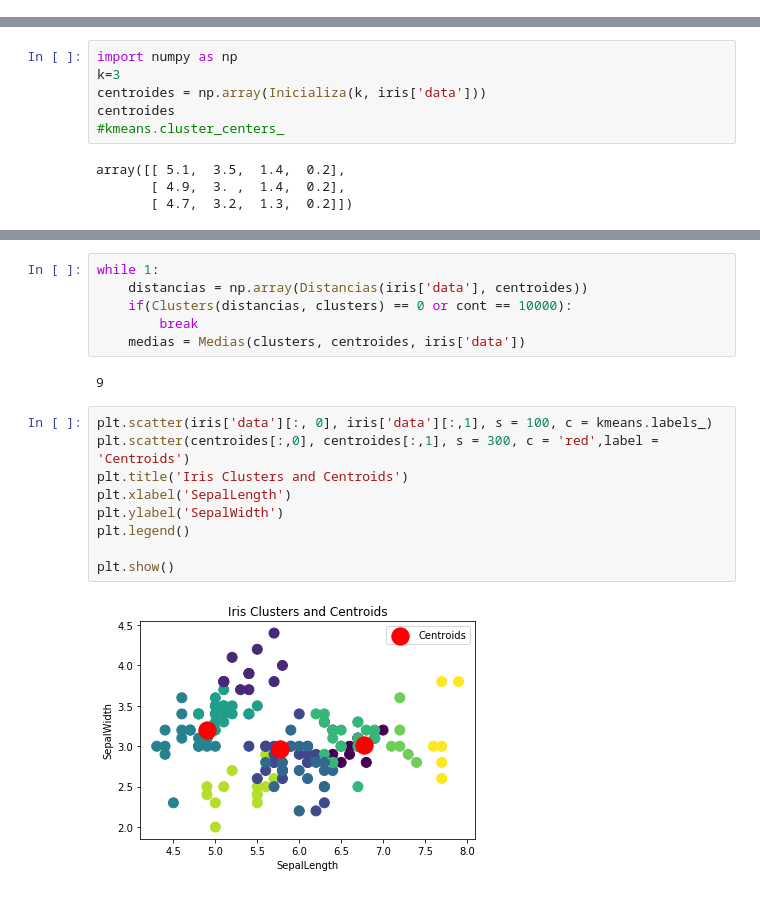
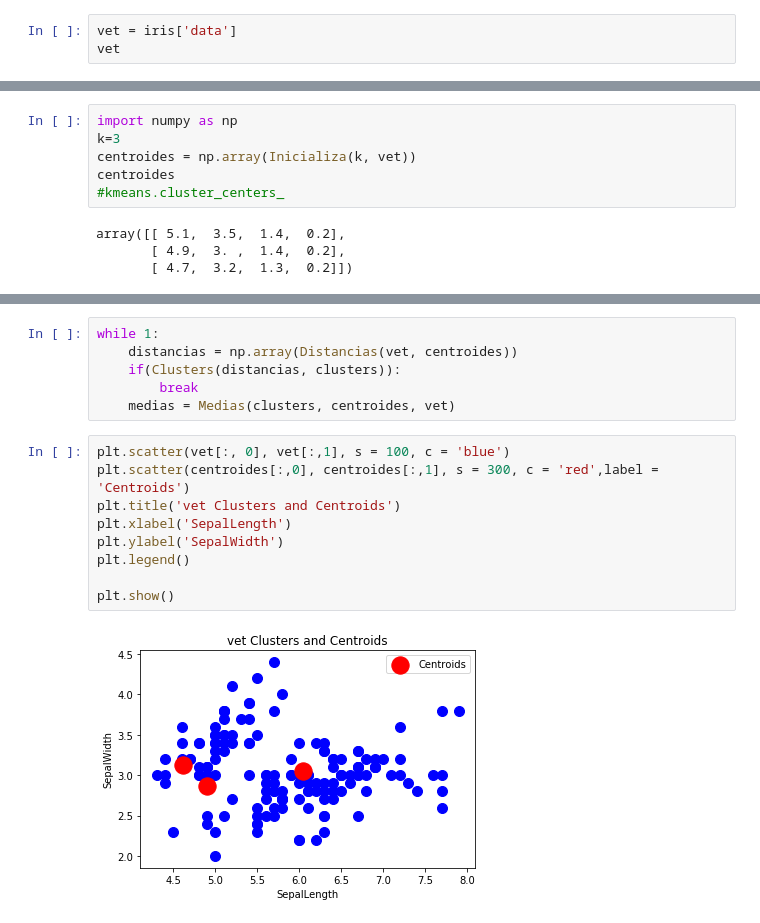
Before and after one commit to weskerp/IntroducaoIA, a Jupyter notebook: KNN K-Means/KMeans base iris.ipynb, the cells around one changed output, grey strips where cells are left out. Drawn from its saved outputs; the diff is of its cells as text.

```diff
--- a/KNN K-Means/KMeans base iris.ipynb
+++ b/KNN K-Means/KMeans base iris.ipynb
@@ -38,0 +19,3 @@ array([[ 5.1,  3.5,  1.4,  0.2],
+# %%
+vet = iris['data']
+vet
@@ -52,7 +53,7 @@ def Inicializa(k, vet):
 # %%
 import numpy as np
 k=3
-centroides = np.array(Inicializa(k, iris['data']))
+centroides = np.array(Inicializa(k, vet))
 centroides
 #kmeans.cluster_centers_
 # %% [output]
@@ -167,20 +170,18 @@ array([[ 6.04140625,  3.05390625,  4.121875  ,  1.35390625],
        [ 4.6125    ,  3.125     ,  1.40625   ,  0.20625   ]])
 # %%
 while 1:
-    distancias = np.array(Distancias(iris['data'], centroides))
-    if(Clusters(distancias, clusters) == 0 or cont == 10000):
+    distancias = np.array(Distancias(vet, centroides))
+    if(Clusters(distancias, clusters)):
         break
-    medias = Medias(clusters, centroides, iris['data'])
+    medias = Medias(clusters, centroides, vet)
-# %% [output]
-9
 # %%
-plt.scatter(iris['data'][:, 0], iris['data'][:,1], s = 100, c = kmeans.labels_)
+plt.scatter(vet[:, 0], vet[:,1], s = 100, c = 'blue')
 plt.scatter(centroides[:,0], centroides[:,1], s = 300, c = 'red',label = 'Centroids')
-plt.title('Iris Clusters and Centroids')
+plt.title('vet Clusters and Centroids')
 plt.xlabel('SepalLength')
 plt.ylabel('SepalWidth')
 plt.legend()
 
 plt.show()
 # %% [output]
-[figure, old version]
+[figure, new version]
```
Also changed, not shown: parts of 5 cells of this notebook, 1 other file.
